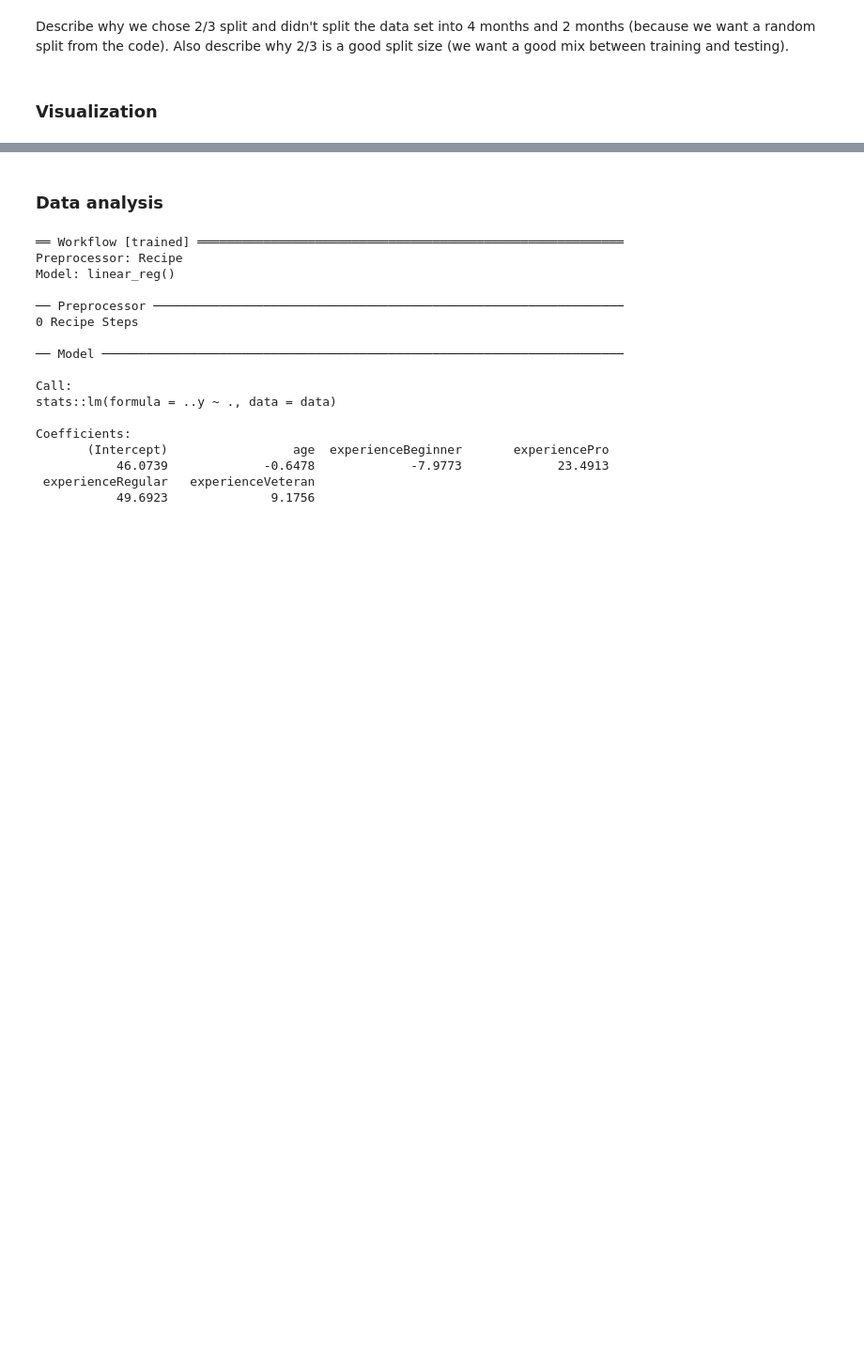
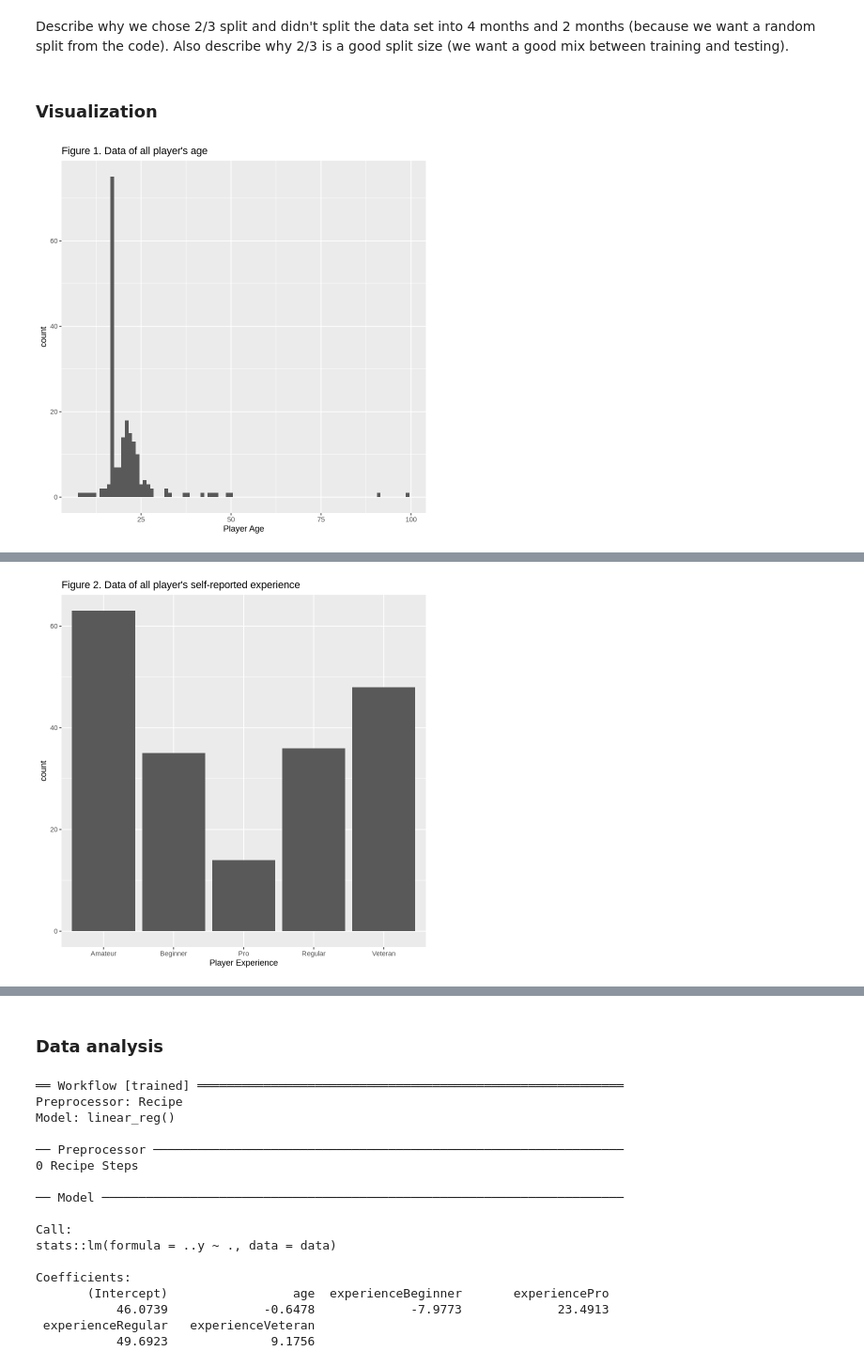
Before and after one commit to realchh/DSCI100-Group-009-22, a Jupyter notebook: Project Final Report.ipynb, the cells around one changed output, grey strips where cells are left out. Shown at 94% size. Cells and saved outputs as stored; diff of their text form; code cells hidden in the pictures; blank space fills up the shorter version.

```diff
--- a/Project Final Report.ipynb
+++ b/Project Final Report.ipynb
@@ -245,3 +215,23 @@ data_testing <- testing(data_split)
 Describe why we chose 2/3 split and didn't split the data set into 4 months and 2 months (because we want a random split from the code). Also describe why 2/3 is a good split size (we want a good mix between training and testing).
 # %% [markdown]
 ### Visualization
+# %%
+age_graph <- players |>
+    ggplot(aes(x = age)) +
+    geom_histogram(binwidth = 1) +
+    labs(x = "Player Age", title = "Figure 1. Data of all player's age")
+age_graph
+
+exp_graph <- players |>
+    ggplot(aes(x = experience)) +
+    geom_bar() +
+    labs(x = "Player Experience", title = "Figure 2. Data of all player's self-reported experience")
+exp_graph
+
+duration_graph <- joined_data |>
+    ggplot(aes(x = session_duration)) +
+    geom_histogram(binwidth = 1) +
+    labs(x = "Session Duration (Minutes)", title = "Figure 3. Data of all session's duration")
+duration_graph
+# %% [output]
+[figure, added]
@@ -247,0 +240 @@ Describe why we chose 2/3 split and didn't split the data set into 4 months and
+[figure, added]
```
Also changed, not shown: parts of 5 cells of this notebook.
